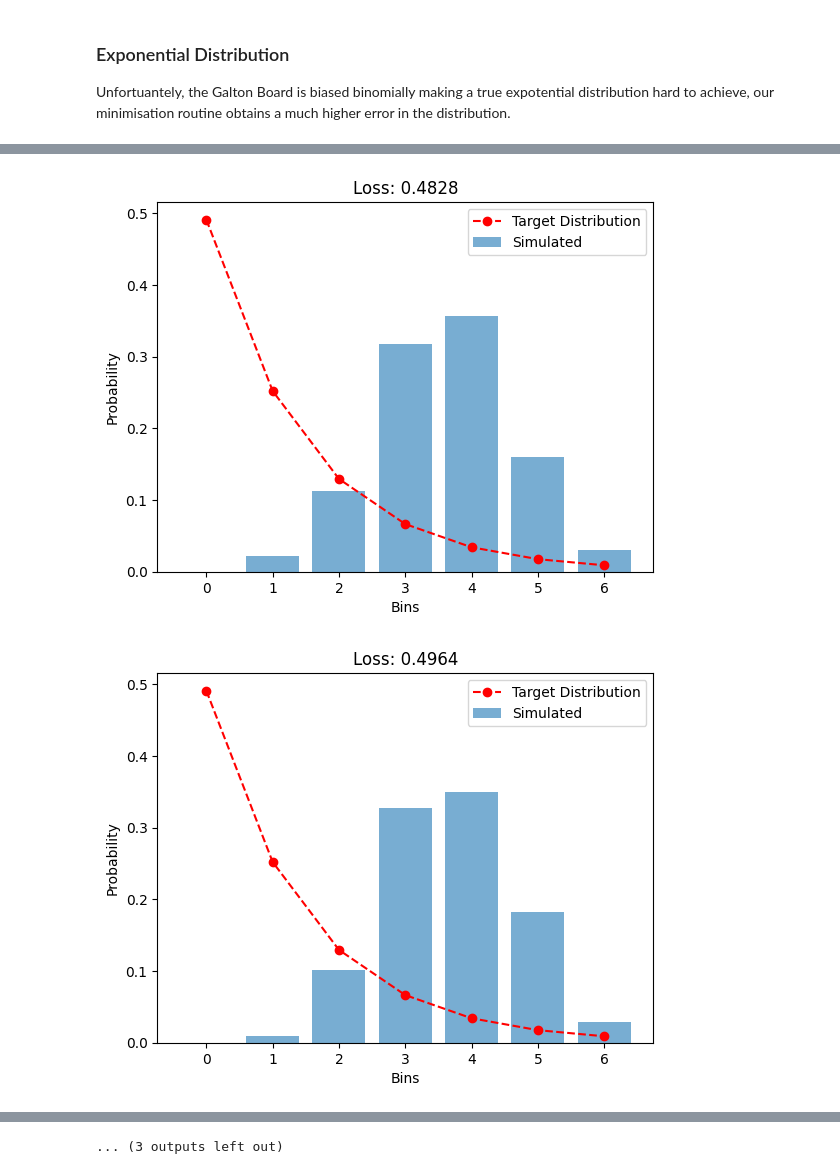
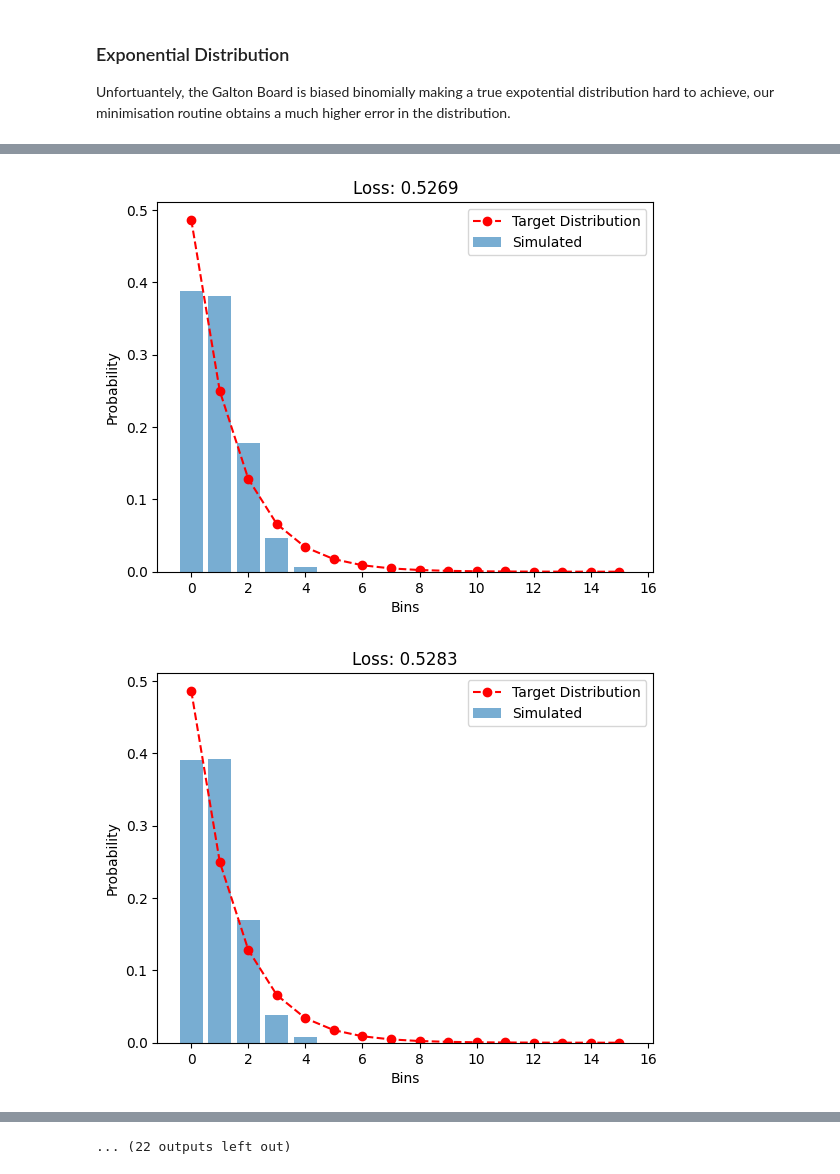
Before and after one commit to ismail-mehmood/quantum_nnl_project, a Jupyter notebook: notebooks/modified_distribution_boxes.ipynb, the cells around one changed output, grey strips where cells are left out. Saved outputs shown, nothing was run; the diff lists cells and outputs as text; code cells hidden in the pictures.

Commit message:
[ismail] fix(bug in normalising plot utils), feat(rewrote exp loss function to optimise decay)

```diff
--- a/notebooks/modified_distribution_boxes.ipynb
+++ b/notebooks/modified_distribution_boxes.ipynb
@@ -43,5 +38,5 @@ plot_bins(bin_counts, n=6, shots=5000, overlay="laplace", scale=1.0)
 ### Exponential Distribution
 Unfortuantely, the Galton Board is biased binomially making a true expotential distribution hard to achieve, our minimisation routine obtains a much higher error in the distribution.
 # %%
-exp_res = optimise_layerwise(n=6, target="exponential", decay=1.2, shots=1000, max_time=25)
+exp_res = optimise_layerwise(n=15, target="exponential", decay=2.5, shots=1000, max_time=25)
 # %% [output]
@@ -52,2 +47,2 @@ exp_res = optimise_layerwise(n=6, target="exponential", decay=1.2, shots=1000, m
-[figure, old version]
+[figure, new version]
-[figure, old version]
+[figure, new version]
@@ -60,2 +55,2 @@ exp_res = optimise_layerwise(n=6, target="exponential", decay=1.2, shots=1000, m
-... (3 outputs left out)
+... (22 outputs left out)
 # %%
```
Also changed, not shown: parts of 4 cells of this notebook, 2 other files.
